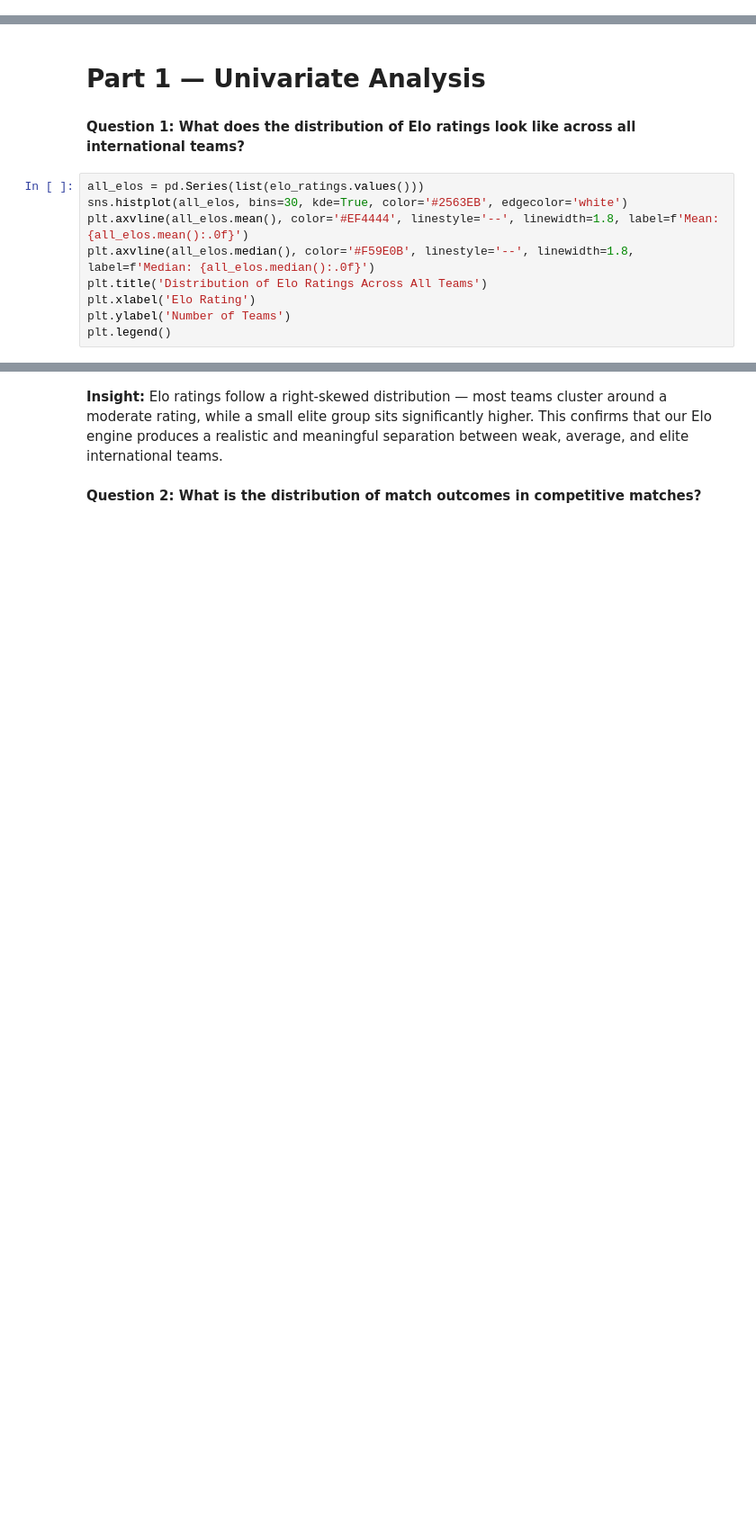
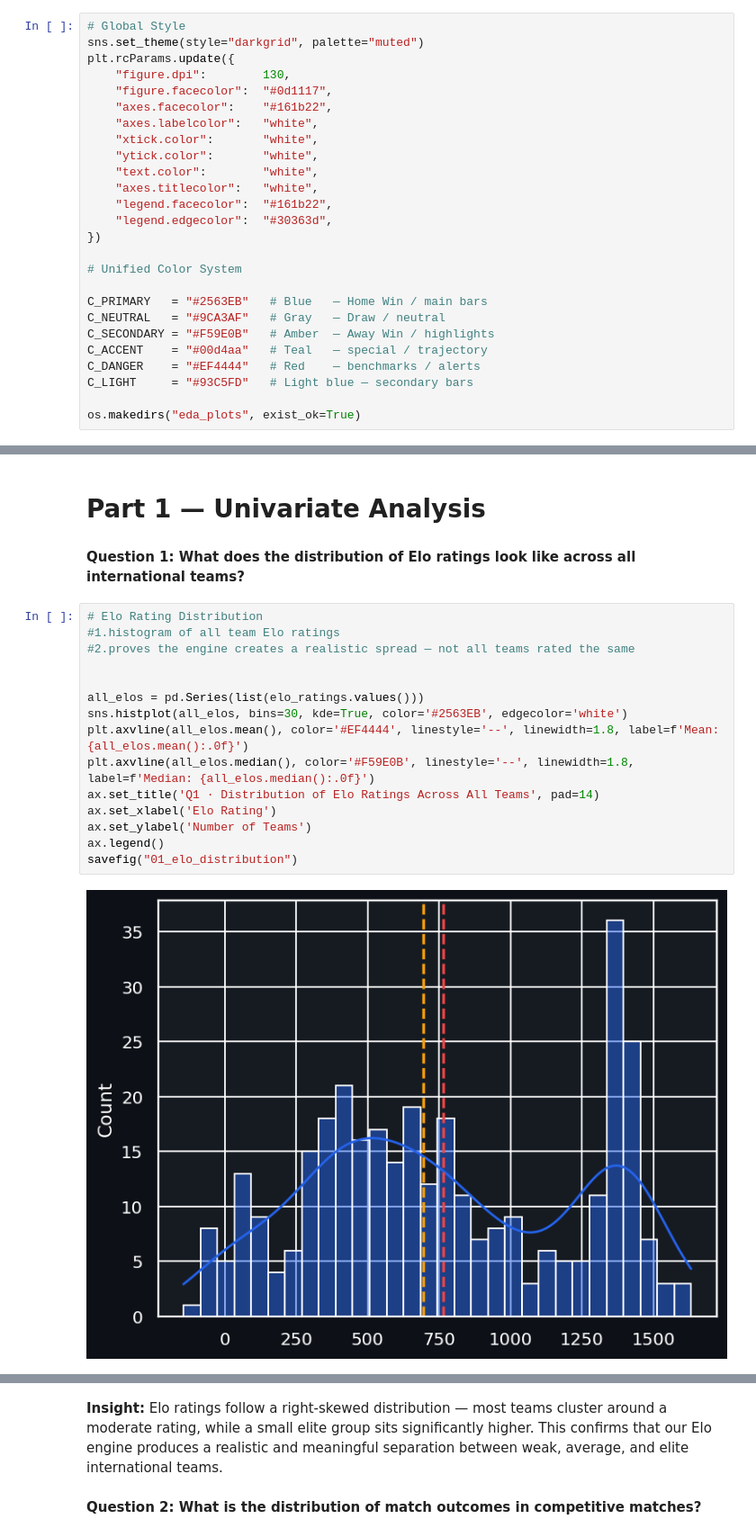
Before and after one commit to EngMohamed-op/supervised-and-unsupervised-project, a Jupyter notebook: WorldCup2026Prediction.ipynb, the cells around one changed output, grey strips where cells are left out. Shown at 90% size. Saved outputs shown, nothing was run; the diff lists cells and outputs as text; blank space fills up the shorter version.

```diff
--- a/WorldCup2026Prediction.ipynb
+++ b/WorldCup2026Prediction.ipynb
@@ -74,4 +85,30 @@ import seaborn as sns
 from scipy.stats import pearsonr
 from collections import defaultdict
 from google.colab import files
+# %%
+# Global Style
+sns.set_theme(style="darkgrid", palette="muted")
+plt.rcParams.update({
+    "figure.dpi":        130,
+    "figure.facecolor":  "#0d1117",
+    "axes.facecolor":    "#161b22",
+    "axes.labelcolor":   "white",
+    "xtick.color":       "white",
+    "ytick.color":       "white",
+    "text.color":        "white",
+    "axes.titlecolor":   "white",
+    "legend.facecolor":  "#161b22",
+    "legend.edgecolor":  "#30363d",
+})
+
+# Unified Color System
+
+C_PRIMARY   = "#2563EB"   # Blue   — Home Win / main bars
+C_NEUTRAL   = "#9CA3AF"   # Gray   — Draw / neutral
+C_SECONDARY = "#F59E0B"   # Amber  — Away Win / highlights
+C_ACCENT    = "#00d4aa"   # Teal   — special / trajectory
+C_DANGER    = "#EF4444"   # Red    — benchmarks / alerts
+C_LIGHT     = "#93C5FD"   # Light blue — secondary bars
+
+os.makedirs("eda_plots", exist_ok=True)
 # %% [markdown]
@@ -691,12 +842,19 @@ def savefig(name):
 # %% [markdown]
 **Question 1: What does the distribution of Elo ratings look like across all international teams?**
 # %%
+# Elo Rating Distribution
+#1.histogram of all team Elo ratings
+#2.proves the engine creates a realistic spread — not all teams rated the same
+
+
 all_elos = pd.Series(list(elo_ratings.values()))
 sns.histplot(all_elos, bins=30, kde=True, color='#2563EB', edgecolor='white')
 plt.axvline(all_elos.mean(), color='#EF4444', linestyle='--', linewidth=1.8, label=f'Mean: {all_elos.mean():.0f}')
 plt.axvline(all_elos.median(), color='#F59E0B', linestyle='--', linewidth=1.8, label=f'Median: {all_elos.median():.0f}')
-plt.title('Distribution of Elo Ratings Across All Teams')
-plt.xlabel('Elo Rating')
-plt.ylabel('Number of Teams')
-plt.legend()
+ax.set_title('Q1 · Distribution of Elo Ratings Across All Teams', pad=14)
+ax.set_xlabel('Elo Rating')
+ax.set_ylabel('Number of Teams')
+ax.legend()
+savefig("01_elo_distribution")
 # %% [output]
+[figure, new version]
```
Also changed, not shown: parts of 47 cells of this notebook.
